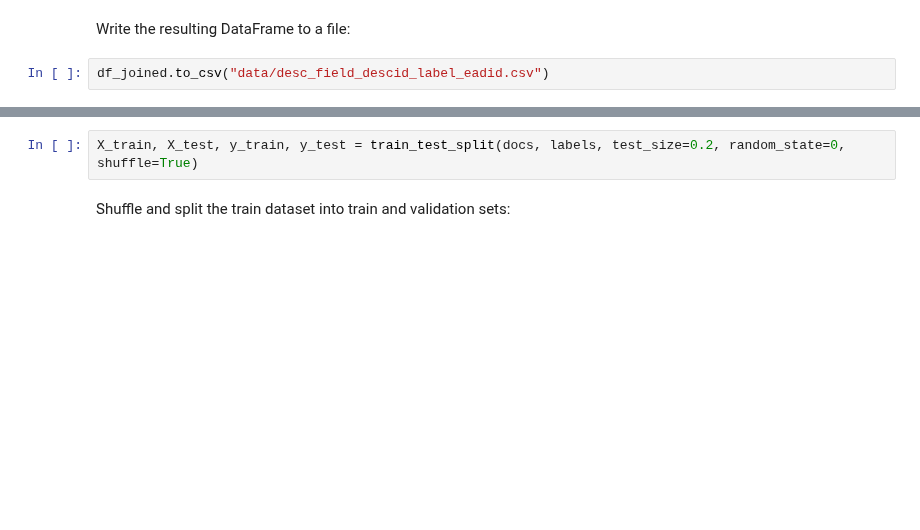
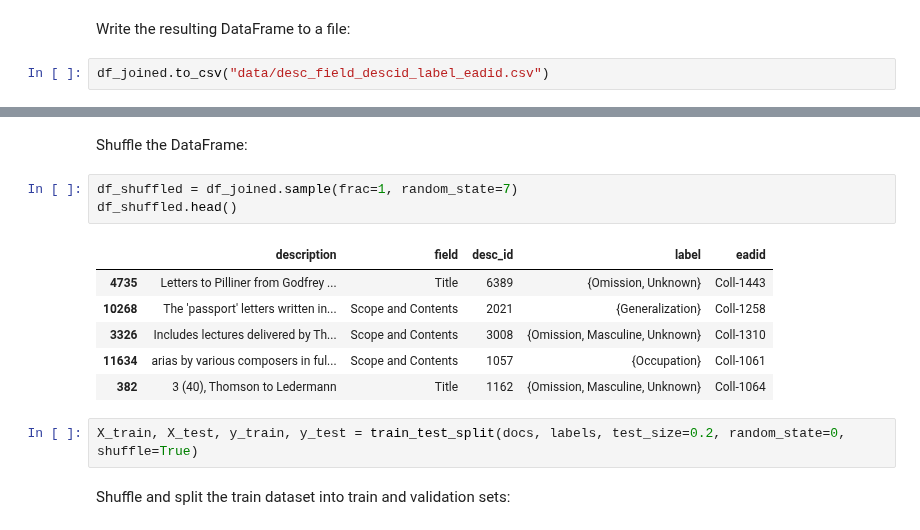
Before and after one commit to thegoose20/gender-bias, a Jupyter notebook: SplitData.ipynb, the cells around one changed output, grey strips where cells are left out. Drawn from its saved outputs; the diff is of its cells as text; blank space fills up the shorter version.

```diff
--- a/SplitData.ipynb
+++ b/SplitData.ipynb
@@ -112,3 +132,15 @@ Shuffle and split data into train and test sets:
+# %% [markdown]
+Shuffle the DataFrame:
+# %%
+df_shuffled = df_joined.sample(frac=1, random_state=7)
+df_shuffled.head()
+# %% [output]
+|  | description | field | desc_id | label | eadid |
+| 4735 | Letters to Pilliner from Godfrey ... | Title | 6389 | {Omission, Unknown} | Coll-1443 |
+| 10268 | The 'passport' letters written in... | Scope and Contents | 2021 | {Generalization} | Coll-1258 |
+| 3326 | Includes lectures delivered by Th... | Scope and Contents | 3008 | {Omission, Masculine, Unknown} | Coll-1310 |
+| 11634 | arias by various composers in ful... | Scope and Contents | 1057 | {Occupation} | Coll-1061 |
+| 382 | 3 (40), Thomson to Ledermann | Title | 1162 | {Omission, Masculine, Unknown} | Coll-1064 |
 # %%
 X_train, X_test, y_train, y_test = train_test_split(docs, labels, test_size=0.2, random_state=0, shuffle=True)
 # %% [markdown]
```
Also changed, not shown: parts of 8 cells of this notebook.
